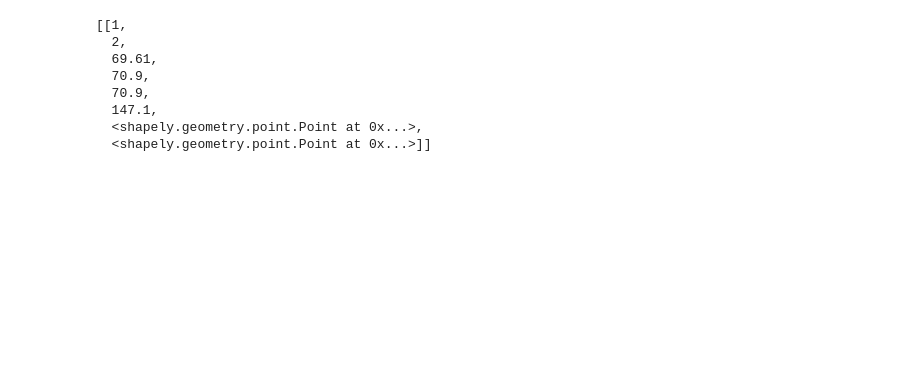
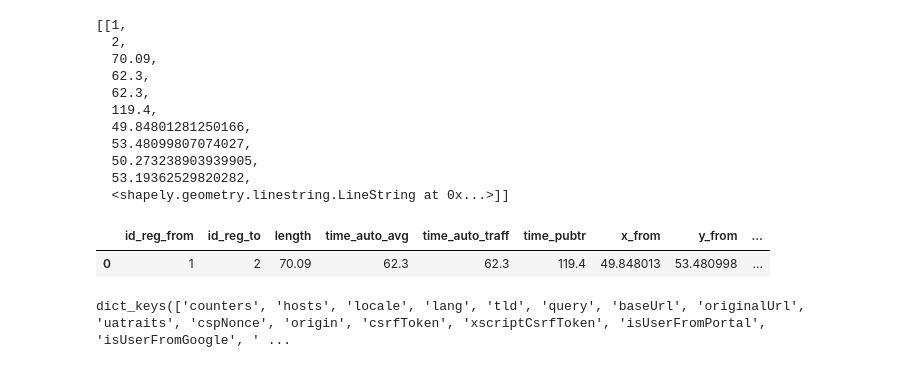
Before and after one commit to ochristm/samara, a Jupyter notebook: routes_betw_transp_reg/routes_betw_transp_reg.ipynb, the cells around one changed output. Cells and saved outputs as stored; diff of their text form; code cells hidden in the pictures; blank space fills up the shorter version.

```diff
--- a/routes_betw_transp_reg/routes_betw_transp_reg.ipynb
+++ b/routes_betw_transp_reg/routes_betw_transp_reg.ipynb
@@ -63,5 +137,4 @@ def make_str_coords(one_reg_pt, two_reg_pt):
 # %%
-# lst_coords = [coord_str2]
 lst_reg_id = [transp_reg.NO[0], transp_reg.NO[1]]
 lst_total_data=[]
 
@@ -81,20 +154,29 @@ for i in range(1):
     js_auto = find_js(url_auto)
     lst_dist_time_auto = get_dist_n_time(js_auto, 'auto')
     lst_dist_time_mt = get_dist_n_time(js_mt, 'mt')
+    x_from = one_reg_pt.x
+    y_from = one_reg_pt.y
+    x_to = two_reg_pt.x
+    y_to = two_reg_pt.y
+
+    line_geo = LineString(js_auto['routerResponse']['routes'][0]['coordinates'])
+
     lst_one_data = [[lst_reg_id[i], lst_reg_id[i+1]]
                     + lst_dist_time_auto
-                    + [lst_dist_time_mt[1]] + [one_reg_pt, two_reg_pt]]
+                    + [lst_dist_time_mt[1]] + [x_from, y_from, x_to, y_to] + [line_geo]]
     lst_total_data = lst_total_data + lst_one_data
-#     lst_total_data.append(lst_one_data)
 #
 # %%
 lst_one_data
 # %% [output]
 [[1,
   2,
-  69.61,
-  70.9,
-  70.9,
-  147.1,
-  <shapely.geometry.point.Point at 0x...>,
-  <shapely.geometry.point.Point at 0x...>]]
+  70.09,
+  62.3,
+  62.3,
+  119.4,
+  49.84801281250166,
+  53.48099807074027,
+  50.273238903939905,
+  53.19362529820282,
+  <shapely.geometry.linestring.LineString at 0x...>]]
@@ -100,0 +185,11 @@ lst_one_data
+# %%
+clmns=['id_reg_from', 'id_reg_to', 'length', 'time_auto_avg',
+       'time_auto_traff', 'time_pubtr', 'x_from', 'y_from', 'x_to', 'y_to', 'geometry']
+df_rt = pd.DataFrame(lst_one_data, columns = clmns)
+gdf_rt = gpd.GeoDataFrame(df_rt, geometry='geometry')
+gdf_rt.crs='epsg:4326'
+# %%
+gdf_rt
+# %% [output]
+|  | id_reg_from | id_reg_to | length | time_auto_avg | time_auto_traff | time_pubtr | x_from | y_from | ... |
+| 0 | 1 | 2 | 70.09 | 62.3 | 62.3 | 119.4 | 49.848013 | 53.480998 | ... |
@@ -103,0 +206,4 @@ lst_one_data
+# %%
+js_auto.keys()
+# %% [output]
+dict_keys(['counters', 'hosts', 'locale', 'lang', 'tld', 'query', 'baseUrl', 'originalUrl', 'uatraits', 'cspNonce', 'origin', 'csrfToken', 'xscriptCsrfToken', 'isUserFromPortal', 'isUserFromGoogle', ' ...
```
Also changed, not shown: parts of 21 cells of this notebook.
